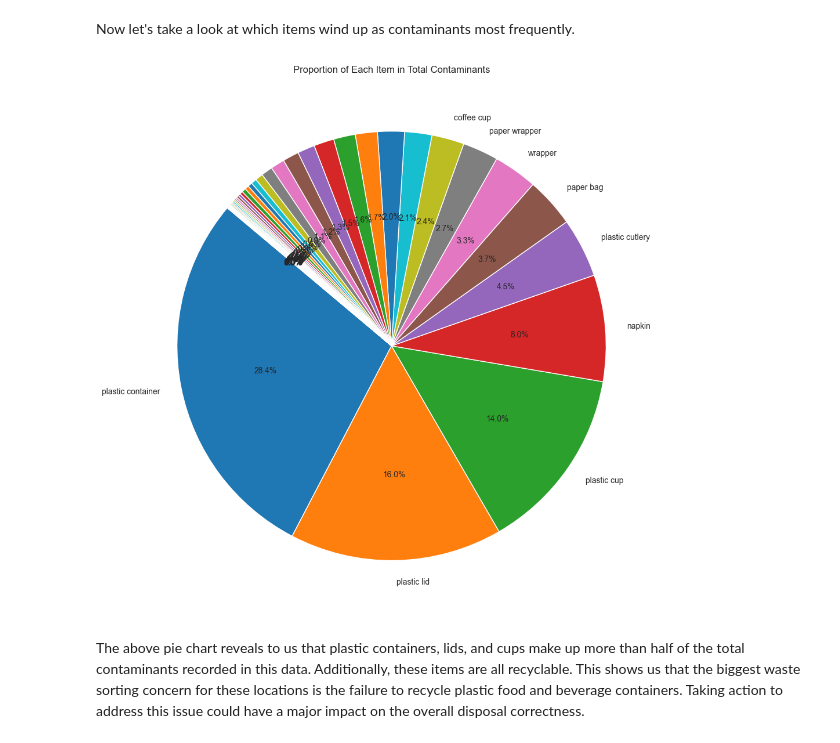
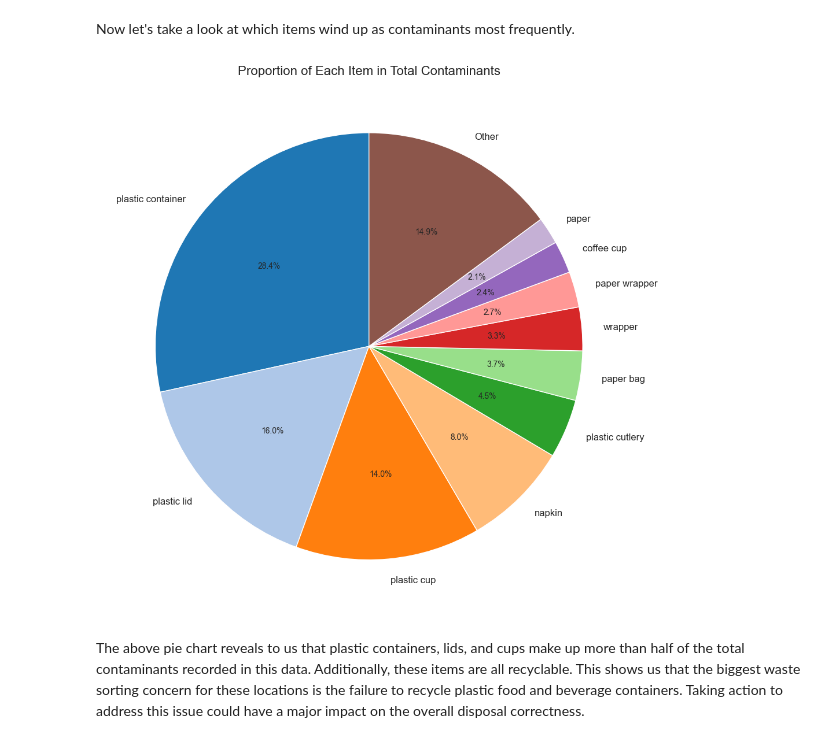
Before and after one commit to bps78/Oscar-Research-Project, a Jupyter notebook: oscar_project.ipynb, the cells around one changed output. Saved outputs shown, nothing was run; the diff lists cells and outputs as text; code cells hidden in the pictures.

```diff
--- a/oscar_project.ipynb
+++ b/oscar_project.ipynb
@@ -325,21 +364,33 @@ Considering that all four devices on campus are located near food and beverage s
 # %% [markdown]
 Now let's take a look at which items wind up as contaminants most frequently.
 # %%
-contaminants_by_item = disposals.groupby('Item')['Contaminants'].sum()
-# Filter out items with zero contaminants (optional)
-contaminants_by_item = contaminants_by_item[contaminants_by_item > 0]
-contaminants_by_item = contaminants_by_item.sort_values(ascending=False)
+N = 10
 
-labels = [item if value > 80 else '' for item, value in contaminants_by_item.items()]
+# Get top N items and their values
+top_items = contaminants_by_item.head(N)
+top_labels = top_items.index.tolist()
+top_values = top_items.values.tolist()
+
+# Sum the rest as "Other"
+other_sum = contaminants_by_item.iloc[N:].sum()
+
+# Append "Other" if applicable
+if other_sum > 0:
+    top_labels.append('Other')
+    top_values.append(other_sum)
+
+total = sum(top_values)
+labels_for_plot = [label if label in top_labels else '' for label, val in zip(top_labels, top_values)]
 
 # Plot pie chart
 plt.figure(figsize=(10, 10))
-plt.pie(contaminants_by_item, labels=labels, autopct='%1.1f%%', startangle=140)
+plt.pie(top_values, labels=labels_for_plot, autopct=lambda pct: f'{pct:.1f}%',
+        startangle=90, colors=plt.cm.tab20.colors)
 plt.title('Proportion of Each Item in Total Contaminants')
 plt.tight_layout()
 plt.show()
 # %% [output]
-[figure, old version]
+[figure, new version]
 # %% [markdown]
 The above pie chart reveals to us that plastic containers, lids, and cups make up more than half of the total contaminants recorded in this data. Additionally, these items are all recyclable. This shows us that the biggest waste sorting concern for these locations is the failure to recycle plastic food and beverage containers. Taking action to address this issue could have a major impact on the overall disposal correctness.
 # %% [markdown]
```
Also changed, not shown: parts of 25 cells of this notebook, 7 other files.
